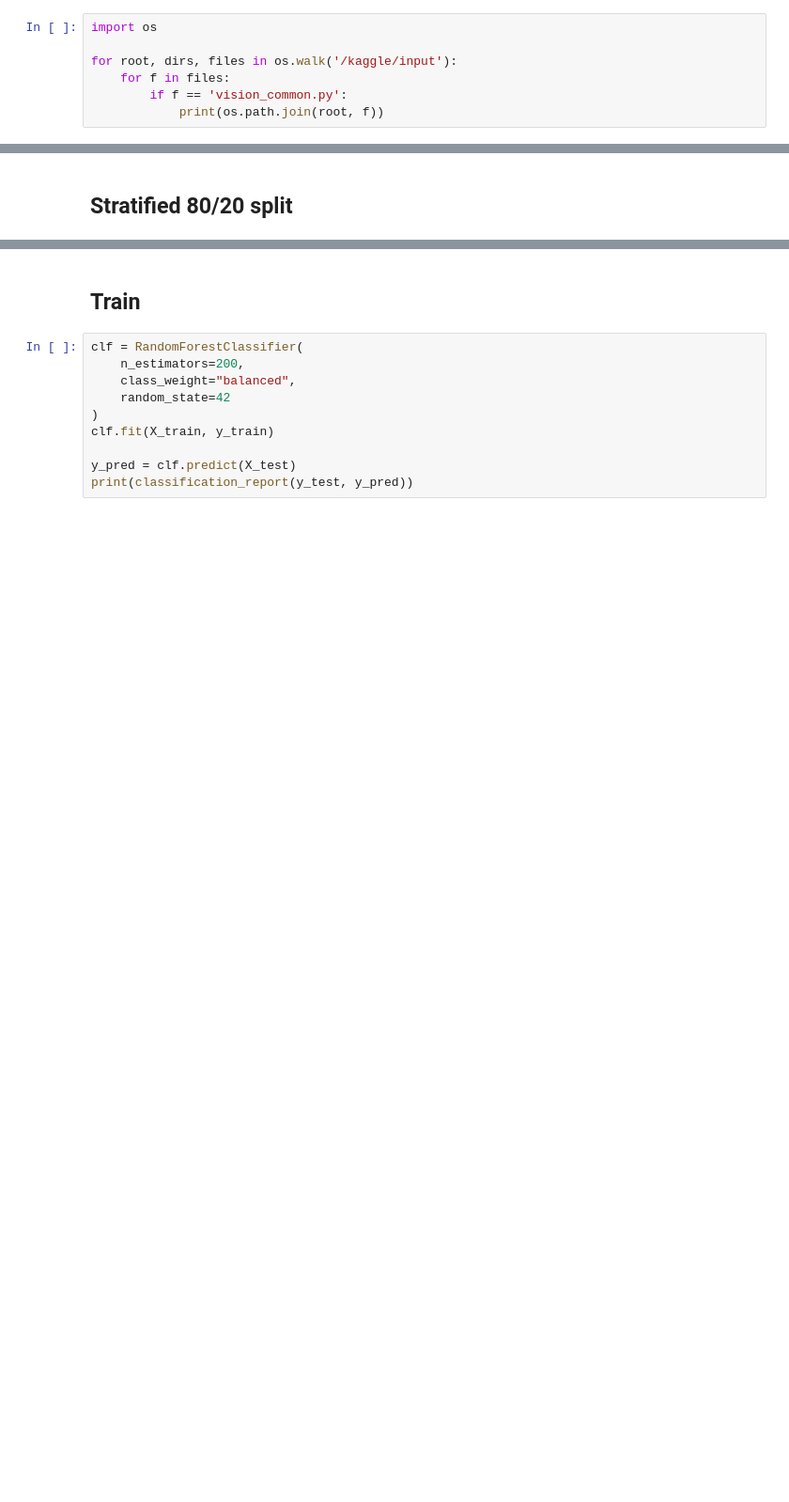
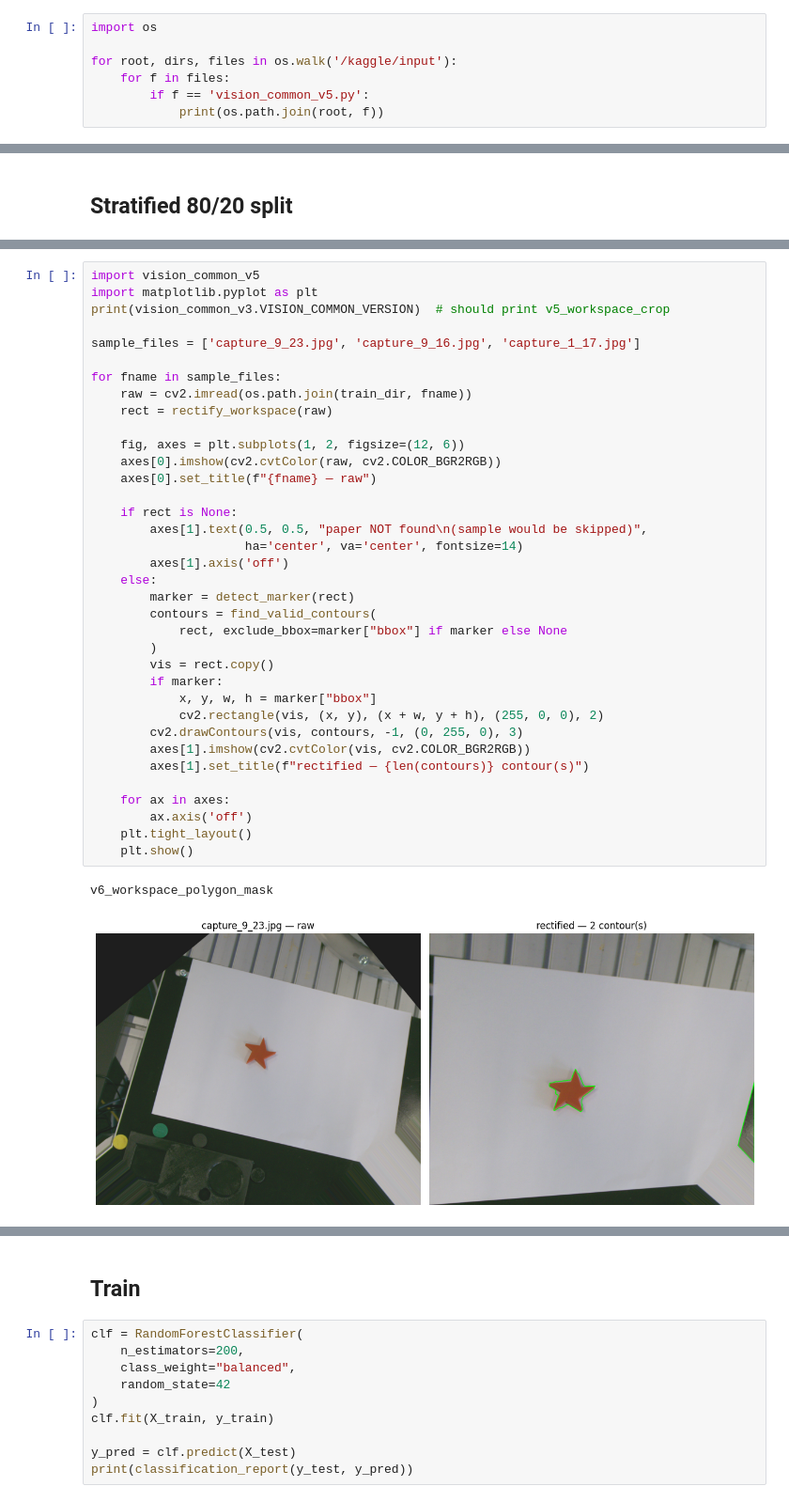
Before and after one commit to MaryWagura/Vision_System, a Jupyter notebook: Machine-Vision-v2.ipynb, the cells around one changed output, grey strips where cells are left out. Shown at 94% size. Drawn from its saved outputs; the diff is of its cells as text; blank space fills up the shorter version.

Commit message:
Kaggle Notebook | Machine-Vision-V2 | Version 1

```diff
--- a/Machine-Vision-v2.ipynb
+++ b/Machine-Vision-v2.ipynb
@@ -5,6 +5,6 @@ import os
 
 for root, dirs, files in os.walk('/kaggle/input'):
     for f in files:
-        if f == 'vision_common.py':
+        if f == 'vision_common_v5.py':
             print(os.path.join(root, f))
 # %% [output]
@@ -260,0 +294,39 @@ Train: 1669  Test: 418
+# %%
+import vision_common_v5
+import matplotlib.pyplot as plt
+print(vision_common_v3.VISION_COMMON_VERSION)  # should print v5_workspace_crop
+
+sample_files = ['capture_9_23.jpg', 'capture_9_16.jpg', 'capture_1_17.jpg']
+
+for fname in sample_files:
+    raw = cv2.imread(os.path.join(train_dir, fname))
+    rect = rectify_workspace(raw)
+
+    fig, axes = plt.subplots(1, 2, figsize=(12, 6))
+    axes[0].imshow(cv2.cvtColor(raw, cv2.COLOR_BGR2RGB))
+    axes[0].set_title(f"{fname} — raw")
+
+    if rect is None:
+        axes[1].text(0.5, 0.5, "paper NOT found\n(sample would be skipped)",
+                     ha='center', va='center', fontsize=14)
+        axes[1].axis('off')
+    else:
+        marker = detect_marker(rect)
+        contours = find_valid_contours(
+            rect, exclude_bbox=marker["bbox"] if marker else None
+        )
+        vis = rect.copy()
+        if marker:
+            x, y, w, h = marker["bbox"]
+            cv2.rectangle(vis, (x, y), (x + w, y + h), (255, 0, 0), 2)
+        cv2.drawContours(vis, contours, -1, (0, 255, 0), 3)
+        axes[1].imshow(cv2.cvtColor(vis, cv2.COLOR_BGR2RGB))
+        axes[1].set_title(f"rectified — {len(contours)} contour(s)")
+
+    for ax in axes:
+        ax.axis('off')
+    plt.tight_layout()
+    plt.show()
+# %% [output]
+v6_workspace_polygon_mask
+[figure, added]
```
Also changed, not shown: parts of 10 cells of this notebook.
